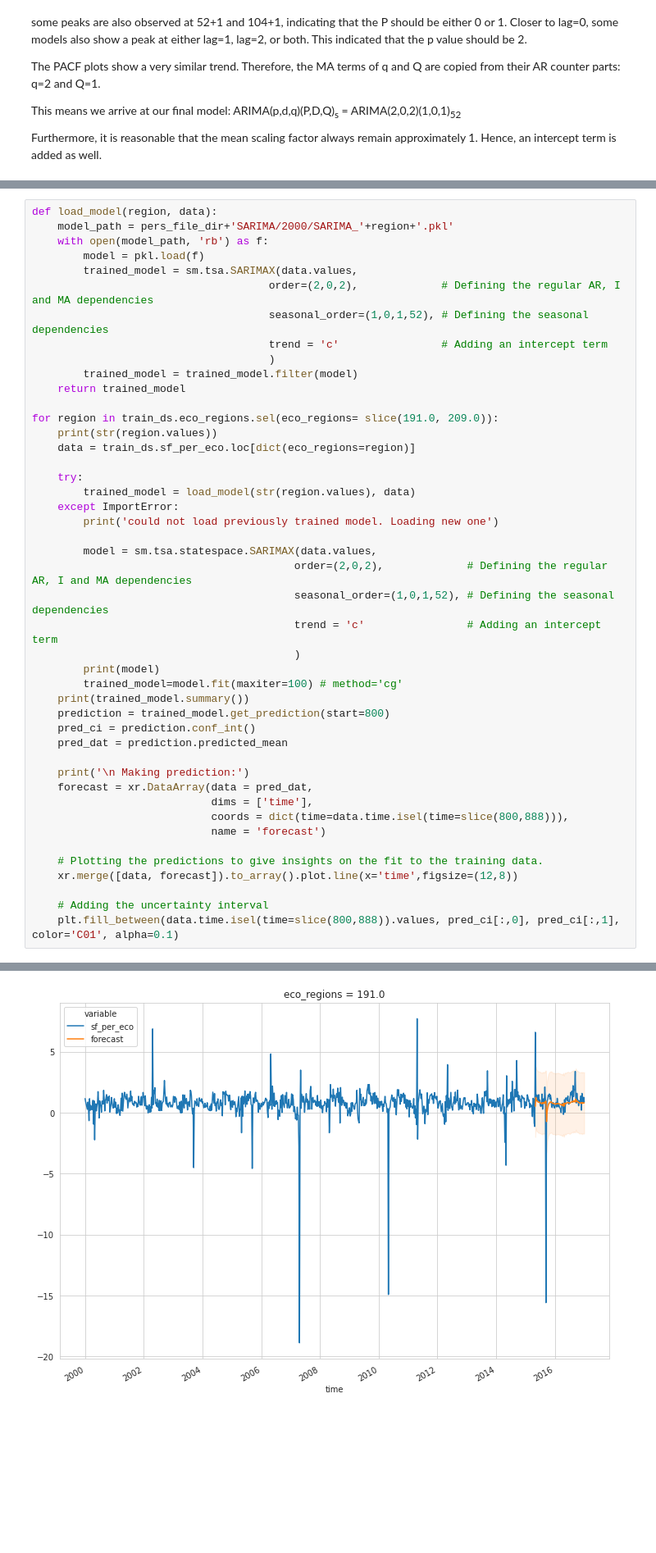
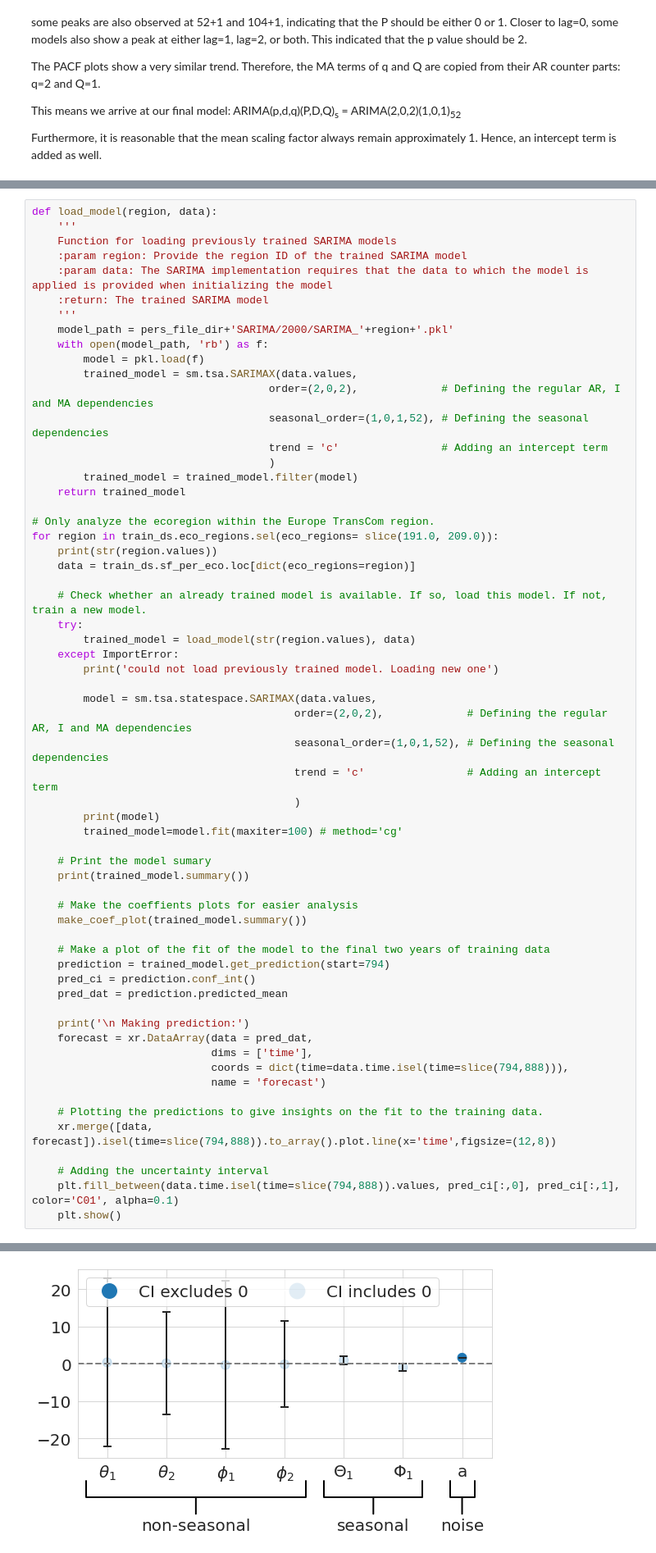
Before and after one commit to Ritten11/MasterProject, a Jupyter notebook: SARIMA.ipynb, the cells around one changed output, grey strips where cells are left out. Shown at 82% size. Drawn from its saved outputs; the diff is of its cells as text; blank space fills up the shorter version.

Commit message:
Commented the SARIMA.ipynb notebook and did a final test run to check functionality. This notebook is considered to be done

```diff
--- a/SARIMA.ipynb
+++ b/SARIMA.ipynb
@@ -194,5 +282,11 @@ drwxrwxr-x 19 user user 4096 Oct  8 17:06 SARIMAX
 # %%
 def load_model(region, data):
+    '''
+    Function for loading previously trained SARIMA models
+    :param region: Provide the region ID of the trained SARIMA model
+    :param data: The SARIMA implementation requires that the data to which the model is applied is provided when initializing the model
+    :return: The trained SARIMA model
+    '''
     model_path = pers_file_dir+'SARIMA/2000/SARIMA_'+region+'.pkl'
     with open(model_path, 'rb') as f:
         model = pkl.load(f)
@@ -204,10 +298,12 @@ def load_model(region, data):
         trained_model = trained_model.filter(model)
     return trained_model
 
+# Only analyze the ecoregion within the Europe TransCom region.
 for region in train_ds.eco_regions.sel(eco_regions= slice(191.0, 209.0)):
     print(str(region.values))
     data = train_ds.sf_per_eco.loc[dict(eco_regions=region)]
 
+    # Check whether an already trained model is available. If so, load this model. If not, train a new model.
     try:
         trained_model = load_model(str(region.values), data)
     except ImportError:
@@ -220,22 +316,30 @@ for region in train_ds.eco_regions.sel(eco_regions= slice(191.0, 209.0)):
                                          )
         print(model)
         trained_model=model.fit(maxiter=100) # method='cg'
+
+    # Print the model sumary
     print(trained_model.summary())
-    prediction = trained_model.get_prediction(start=800)
+
+    # Make the coeffients plots for easier analysis
+    make_coef_plot(trained_model.summary())
+
+    # Make a plot of the fit of the model to the final two years of training data
+    prediction = trained_model.get_prediction(start=794)
     pred_ci = prediction.conf_int()
     pred_dat = prediction.predicted_mean
 
     print('\n Making prediction:')
     forecast = xr.DataArray(data = pred_dat,
                             dims = ['time'],
-                            coords = dict(time=data.time.isel(time=slice(800,888))),
+                            coords = dict(time=data.time.isel(time=slice(794,888))),
                             name = 'forecast')
 
     # Plotting the predictions to give insights on the fit to the training data.
-    xr.merge([data, forecast]).to_array().plot.line(x='time',figsize=(12,8))
+    xr.merge([data, forecast]).isel(time=slice(794,888)).to_array().plot.line(x='time',figsize=(12,8))
 
     # Adding the uncertainty interval
-    plt.fill_between(data.time.isel(time=slice(800,888)).values, pred_ci[:,0], pred_ci[:,1], color='C01', alpha=0.1)
+    plt.fill_between(data.time.isel(time=slice(794,888)).values, pred_ci[:,0], pred_ci[:,1], color='C01', alpha=0.1)
+    plt.show()
 # %% [output]
 191.0
                                       SARIMAX Results
@@ -257 +361 @@ Warnings:
-[figure, old version]
+[figure, new version]
```
Also changed, not shown: parts of 20 cells of this notebook.
